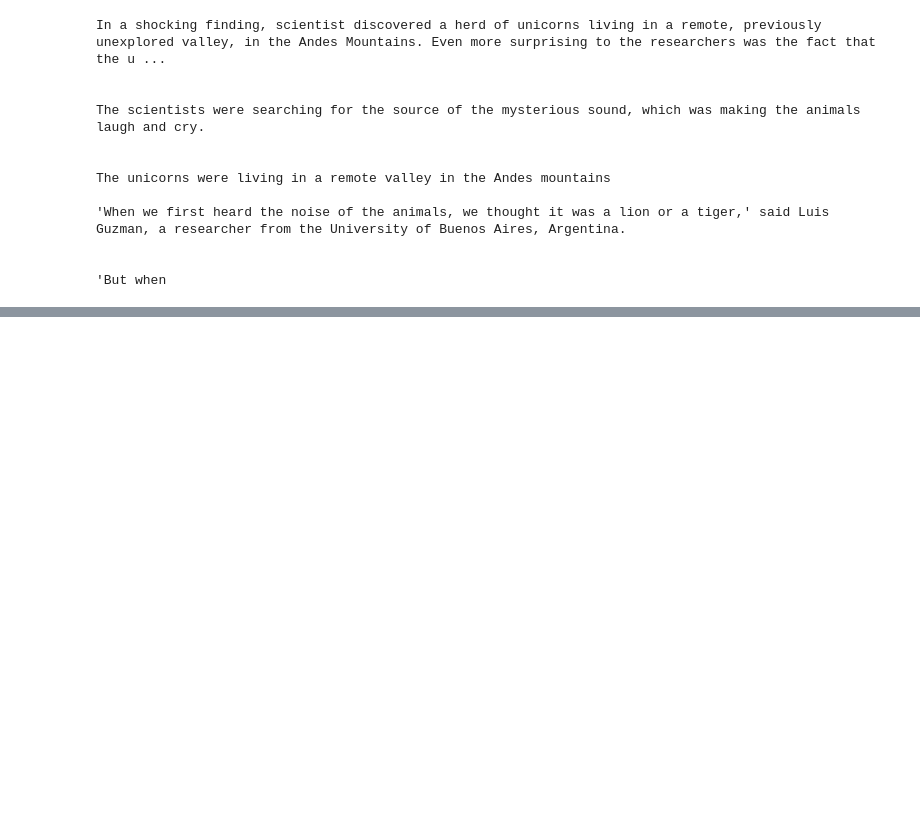
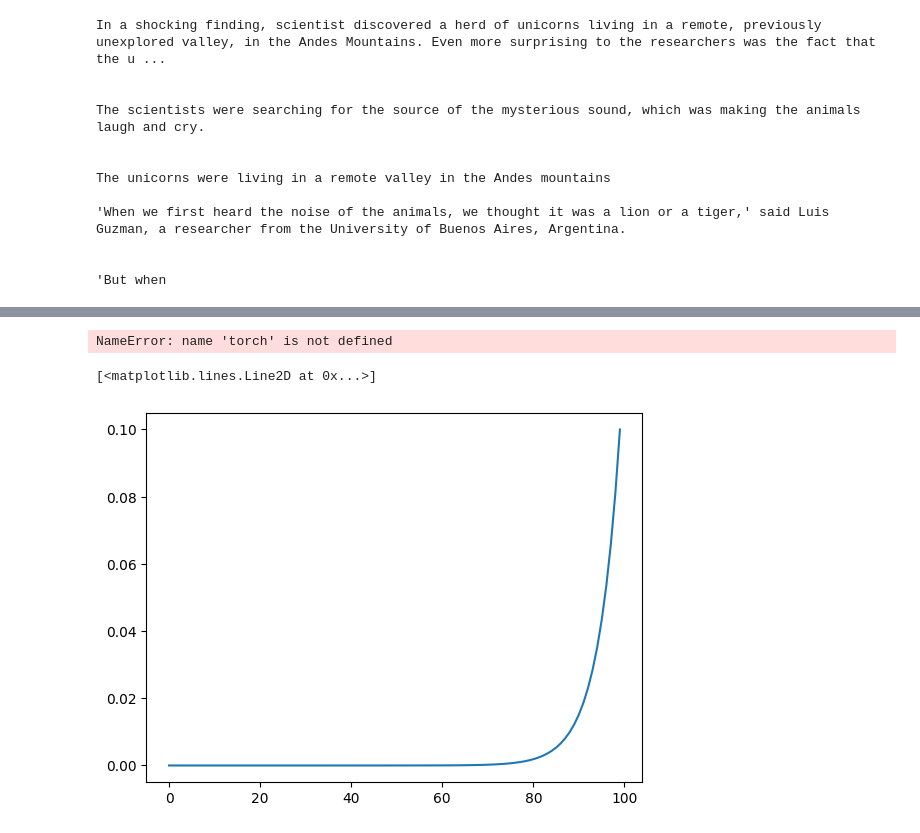
Before and after one commit to matteopilotto/notebooks, a Jupyter notebook: 05_text-generation_mp_v2.ipynb, the cells around one changed output, grey strips where cells are left out. Drawn from its saved outputs; the diff is of its cells as text; code cells hidden in the pictures; blank space fills up the shorter version.

```diff
--- a/05_text-generation_mp_v2.ipynb
+++ b/05_text-generation_mp_v2.ipynb
@@ -245,0 +281,18 @@ with torch.inference_mode():
+# %%
+torch.manual_seed(42)
+
+output_topp = model.generate(
+    input_ids=input_ids,
+    max_length=max_length,
+    do_sample=True,
+    top_p=0.90
+)
+
+print(tokenizer.decode(output_topp[0]))
+# %% [output]
+NameError: name 'torch' is not defined
+# %%
+plt.plot(np.logspace(-10, -1, 100))
+# %% [output]
+[<matplotlib.lines.Line2D at 0x...>]
+[figure, added]
```
Also changed, not shown: parts of 4 cells of this notebook.
